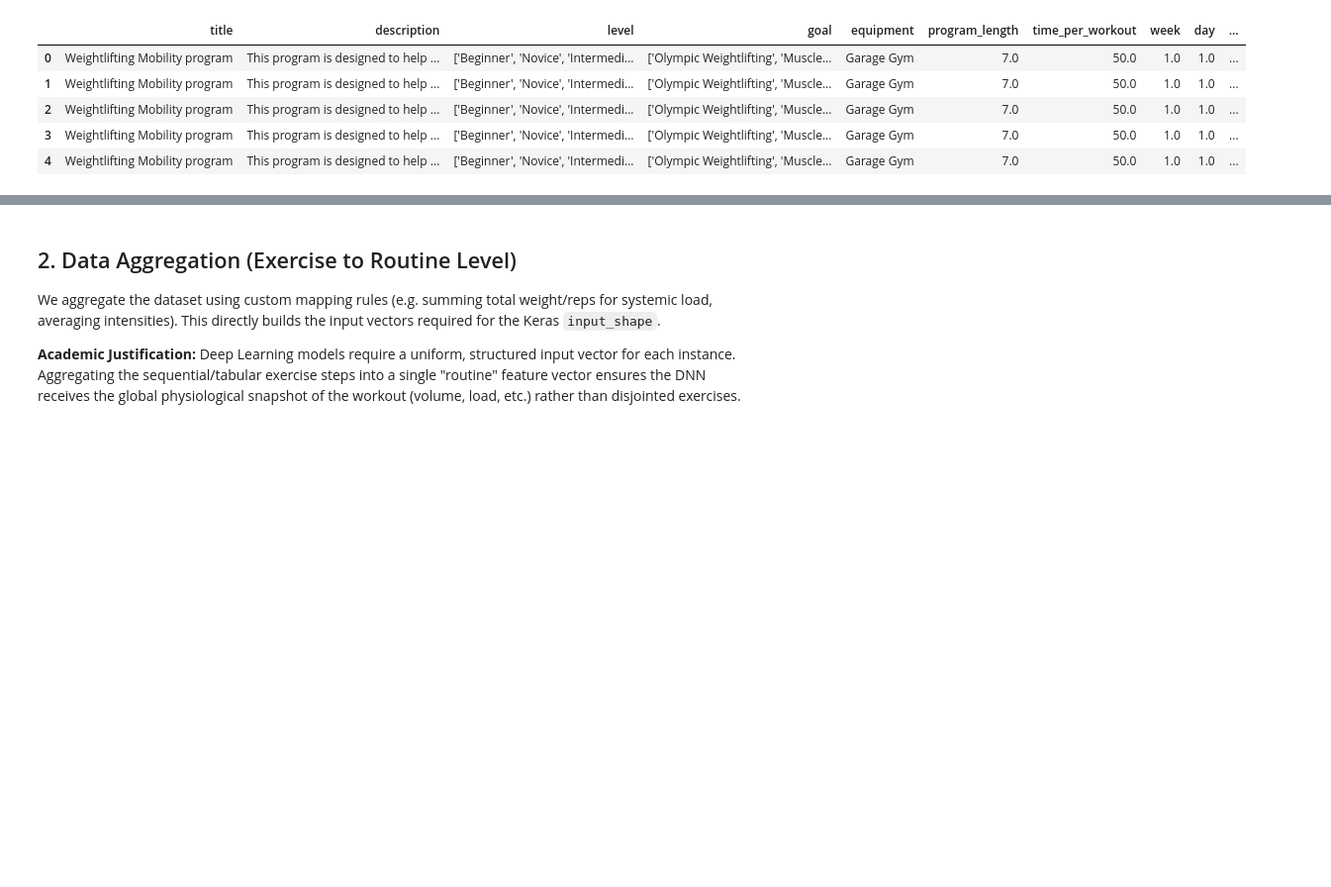
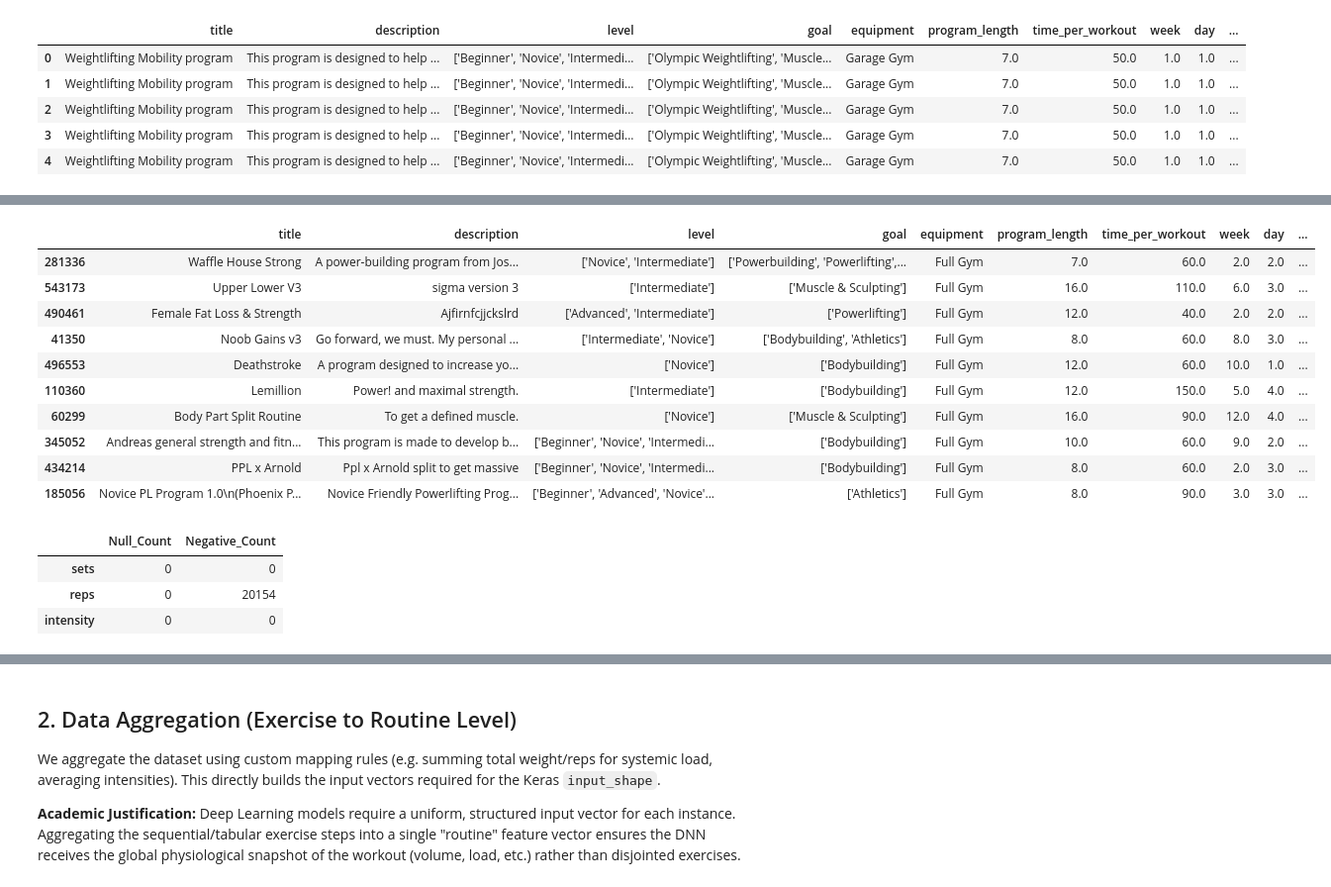
Before and after one commit to sgraziabile/proyecto-mineria, a Jupyter notebook: notebooks/01_data_preprocessing_and_eda.ipynb, the cells around one changed output, grey strips where cells are left out. Shown at 99% size. Drawn from its saved outputs; the diff is of its cells as text; code cells hidden in the pictures; blank space fills up the shorter version.

Commit message:
Cleared dataset and calculated volume per exercise. Removed routines without level.

```diff
--- a/notebooks/01_data_preprocessing_and_eda.ipynb
+++ b/notebooks/01_data_preprocessing_and_eda.ipynb
@@ -27,8 +25,19 @@ pd.set_option('display.max_columns', None)
 ## 1. Load Raw Dataset
 
 Load the `.csv` containing the exercise-level records.
+# %%
+import os
+import sys
+import pandas as pd
+import numpy as np
+
+# Determine the base path depending on our current working directory
+base_path = '../' if os.path.basename(os.getcwd()) == 'notebooks' else './'
+sys.path.append(base_path) # allow imports from src folder
+
+pd.set_option('display.max_columns', None)
 # %%
-raw_data_path = '../data/raw/dataset.csv'
+raw_data_path = os.path.join(base_path, 'data/raw/dataset.csv')
 df_raw = pd.read_csv(raw_data_path)
 
 # Display basic statistics and shape
@@ -99,0 +165,7 @@ dtype: int64
+# %%
+# Create a new dataframe without 'Garage Gym' rows, leaving df_raw untouched
+df_filtered = df_raw[df_raw['equipment'] != 'Garage Gym'].copy()
+
+# Print both shapes to verify your original dataset is safe!
+print(f"Original shape (df_raw): {df_raw.shape}")
+print(f"Filtered shape (df_filtered): {df_filtered.shape}")
@@ -99,0 +278,13 @@ dtype: int64
+# %%
+# Apply the filters
+df_filtered = df_filtered[
+    (df_filtered['equipment'] == "Full Gym")
+].copy()
+# Remove the specified columns
+df_final = df_filtered.drop(columns=['description', 'created', 'last_edit'])
+
+# Display the first few rows to verify they are gone
+display(df_final.head())
+# Display total rows
+print(f"Total rows after filtering: {len(df_final)}")
+#Solo equipment Full Gym, sin reps negativos, sin level vacíos o con '[]' como string.
@@ -99,0 +299,32 @@ dtype: int64
+# %%
+# Display 10 random rows
+df_final.sample(n=min(10, len(df_final)))
+# %% [output]
+|  | title | description | level | goal | equipment | program_length | time_per_workout | week | day | ... |
+| 281336 | Waffle House Strong | A power-building program from Jos... | ['Novice', 'Intermediate'] | ['Powerbuilding', 'Powerlifting',... | Full Gym | 7.0 | 60.0 | 2.0 | 2.0 | ... |
+| 543173 | Upper Lower V3 | sigma version 3 | ['Intermediate'] | ['Muscle & Sculpting'] | Full Gym | 16.0 | 110.0 | 6.0 | 3.0 | ... |
+| 490461 | Female Fat Loss & Strength | Ajfirnfcjjckslrd | ['Advanced', 'Intermediate'] | ['Powerlifting'] | Full Gym | 12.0 | 40.0 | 2.0 | 2.0 | ... |
+| 41350 | Noob Gains v3 | Go forward, we must. My personal ... | ['Intermediate', 'Novice'] | ['Bodybuilding', 'Athletics'] | Full Gym | 8.0 | 60.0 | 8.0 | 3.0 | ... |
+| 496553 | Deathstroke | A program designed to increase yo... | ['Novice'] | ['Bodybuilding'] | Full Gym | 12.0 | 60.0 | 10.0 | 1.0 | ... |
+| 110360 | Lemillion | Power! and maximal strength. | ['Intermediate'] | ['Bodybuilding'] | Full Gym | 12.0 | 150.0 | 5.0 | 4.0 | ... |
+| 60299 | Body Part Split Routine | To get a defined muscle. | ['Novice'] | ['Muscle & Sculpting'] | Full Gym | 16.0 | 90.0 | 12.0 | 4.0 | ... |
+| 345052 | Andreas general strength and fitn... | This program is made to develop b... | ['Beginner', 'Novice', 'Intermedi... | ['Bodybuilding'] | Full Gym | 10.0 | 60.0 | 9.0 | 2.0 | ... |
+| 434214 | PPL x Arnold | Ppl x Arnold split to get massive | ['Beginner', 'Novice', 'Intermedi... | ['Bodybuilding'] | Full Gym | 8.0 | 60.0 | 2.0 | 3.0 | ... |
+| 185056 | Novice PL Program 1.0\n(Phoenix P... | Novice Friendly Powerlifting Prog... | ['Beginner', 'Advanced', 'Novice'... | ['Athletics'] | Full Gym | 8.0 | 90.0 | 3.0 | 3.0 | ... |
+# %%
+#check for null or negative values in sets, reps, intensity
+import pandas as pd
+
+# Create a summary table for the specific columns
+summary_table = pd.DataFrame({
+    'Null_Count': df_final[['sets', 'reps', 'intensity']].isnull().sum(),
+    'Negative_Count': (df_final[['sets', 'reps', 'intensity']] < 0).sum()
+})
+
+# Display the table
+display(summary_table)
+# %% [output]
+|  | Null_Count | Negative_Count |
+| sets | 0 | 0 |
+| reps | 0 | 20154 |
+| intensity | 0 | 0 |
```
Also changed, not shown: parts of 16 cells of this notebook.
